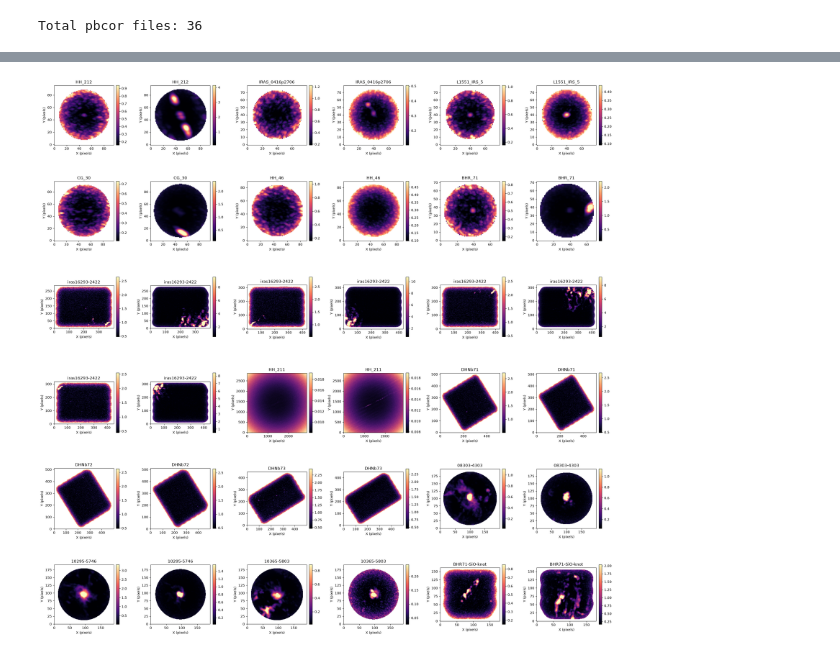
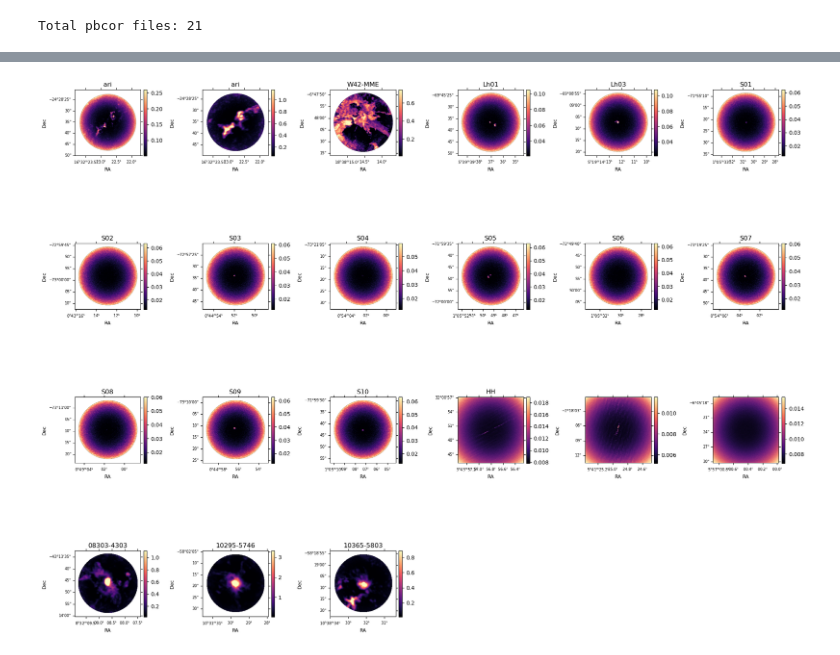
Before and after one commit to kaurs14/Machine-Learning-Project, a Jupyter notebook: Astromorph_project/Moment8_maps.ipynb, the cells around one changed output, grey strips where cells are left out. Drawn from its saved outputs; the diff is of its cells as text; code cells hidden in the pictures.

```diff
--- a/Astromorph_project/Moment8_maps.ipynb
+++ b/Astromorph_project/Moment8_maps.ipynb
@@ -1,34 +1,54 @@
 # %%
 from pathlib import Path
 from astropy.io import fits
+from astropy.wcs import WCS
 import matplotlib.pyplot as plt
 import numpy as np
 
 # Directory containing pbcor FITS files
-final_dir = Path ("/users/skaur/lustre/Machine-Learning-Project/Astromorph_project/alma_TAP/final_fits_file")
+final_dir = Path("/scratch/gsc9zr/Machine-Learning-Project/Astromorph_project/alma_TAP/final_fits_file")
 
 # Find all pbcor FITS files
 pbcor_files = sorted(final_dir.glob("*pbcor*.fits"))
 
 print("Total pbcor files:", len(pbcor_files))
 
-# create 6X6 grid
-fig, axes = plt.subplots(6, 6, figsize=(24, 24))
-axes = axes.flatten()
+# Create figure
+fig = plt.figure(figsize=(20, 16))
 
-for i, f in enumerate(pbcor_files[:36]):
+nrows = 4
+ncols = 6
+nplots = min(len(pbcor_files), 21)
+
+for i, f in enumerate(pbcor_files[:21]):
 
     # Read FITS cube
-    data = fits.getdata(f)
+    with fits.open(f, memmap=True) as hdul:
+        data = np.squeeze(hdul[0].data)
+        header = hdul[0].header.copy()
 
-    # Remove singleton dimensions if present
-    data = np.squeeze(data)
+    # Create moment 8 map
+    if data.ndim == 3:
+        moment8 = np.nanmax(data, axis=0)
 
-    # Create moment 8 map (maximum intensity)
-    moment8 = np.nanmax(data, axis=0)
+    elif data.ndim == 2:
+        moment8 = data
+
+    else:
+        print("Skipping:", f.name)
+        continue
+
+    # Extract 2D celestial WCS (RA and Dec)
+    wcs = WCS(header).celestial
+
+    # Create subplot with sky coordinates
+    ax = fig.add_subplot(
+        nrows, ncols, i + 1,
+        projection=wcs
+    )
 
     # Plot moment 8 map
-    im = axes[i].imshow(
+    im = ax.imshow(
         moment8,
         origin="lower",
         cmap="magma",
@@ -36,20 +56,30 @@ for i, f in enumerate(pbcor_files[:36]):
         vmax=np.nanpercentile(moment8, 99)
     )
 
-    source_name = f.name.split("_sci")[0].split(".")[-1]
-    #print(source_name)
-    axes[i].set_title(source_name, fontsize=12)
-    axes[i].set_xlabel("X (pixels)")
-    axes[i].set_ylabel("Y (pixels)")
+    # Extract source name
+    source_name = f.name.split(".")[2].split("_")[0]
 
-    plt.colorbar(im, ax=axes[i], fraction=0.046, pad=0.04)
+    # Add source name as title
+    ax.set_title(source_name, fontsize=12)
 
-# Hide unused panels
-for j in range(len(pbcor_files[:36]), 36):
-    axes[j].axis("off")
+    # RA and Dec labels
+    ax.coords[0].set_axislabel("RA", fontsize=9)
+    ax.coords[1].set_axislabel("Dec", fontsize=9)
+
+    # Coordinate tick labels
+    ax.coords[0].set_ticklabel(size=7)
+    ax.coords[1].set_ticklabel(size=7)
+
+    # Add colorbar
+    plt.colorbar(
+        im,
+        ax=ax,
+        fraction=0.046,
+        pad=0.04
+    )
 
 plt.tight_layout()
-plt.savefig("Moment8_maps_36")
+plt.savefig("Moment_8maps_21.png", dpi=300, bbox_inches="tight")
 plt.show()
 # %% [output]
-Total pbcor files: 36
+Total pbcor files: 21
@@ -56 +103 @@ Total pbcor files: 36
-[figure, old version]
+[figure, new version]
```
Also changed, not shown: parts of 2 cells of this notebook.
